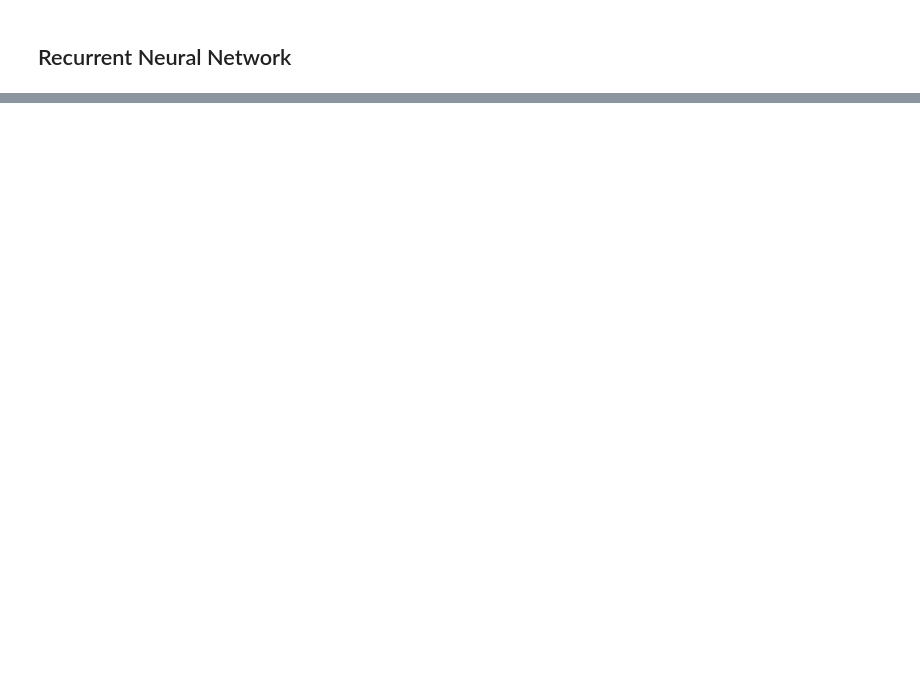
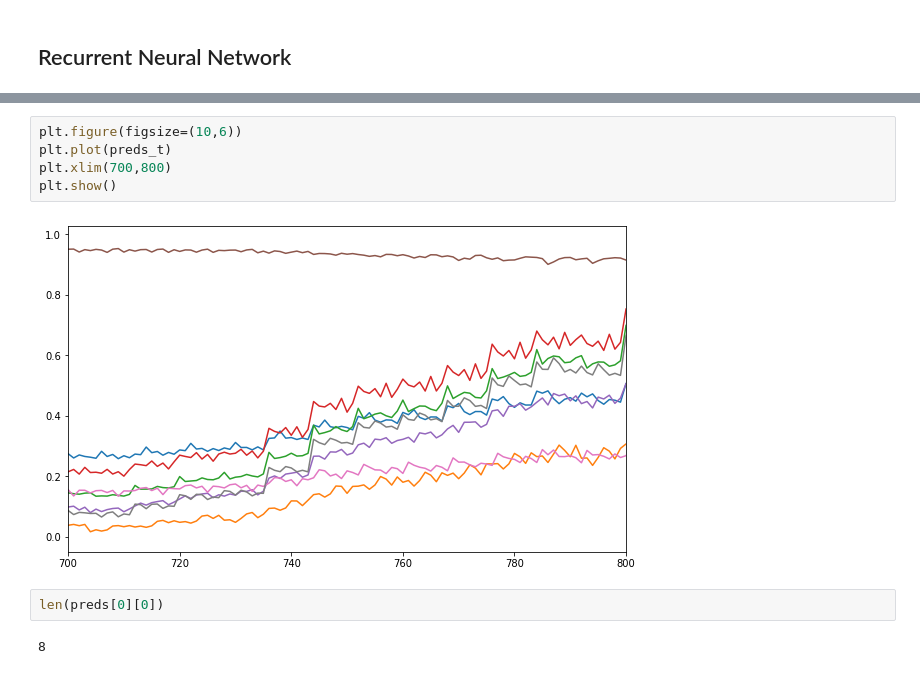
Before and after one commit to kevr35/PY580, a Jupyter notebook: RNN.ipynb, the cells around one changed output, grey strips where cells are left out. Saved outputs shown, nothing was run; the diff lists cells and outputs as text; blank space fills up the shorter version.

```diff
--- a/RNN.ipynb
+++ b/RNN.ipynb
@@ -313,0 +450,11 @@ torch.Size([200])
+# %%
+plt.figure(figsize=(10,6))
+plt.plot(preds_t)
+plt.xlim(700,800)
+plt.show()
+# %% [output]
+[figure, added]
+# %%
+len(preds[0][0])
+# %% [output]
+8
```
Also changed, not shown: parts of 12 cells of this notebook, 1 other file.
